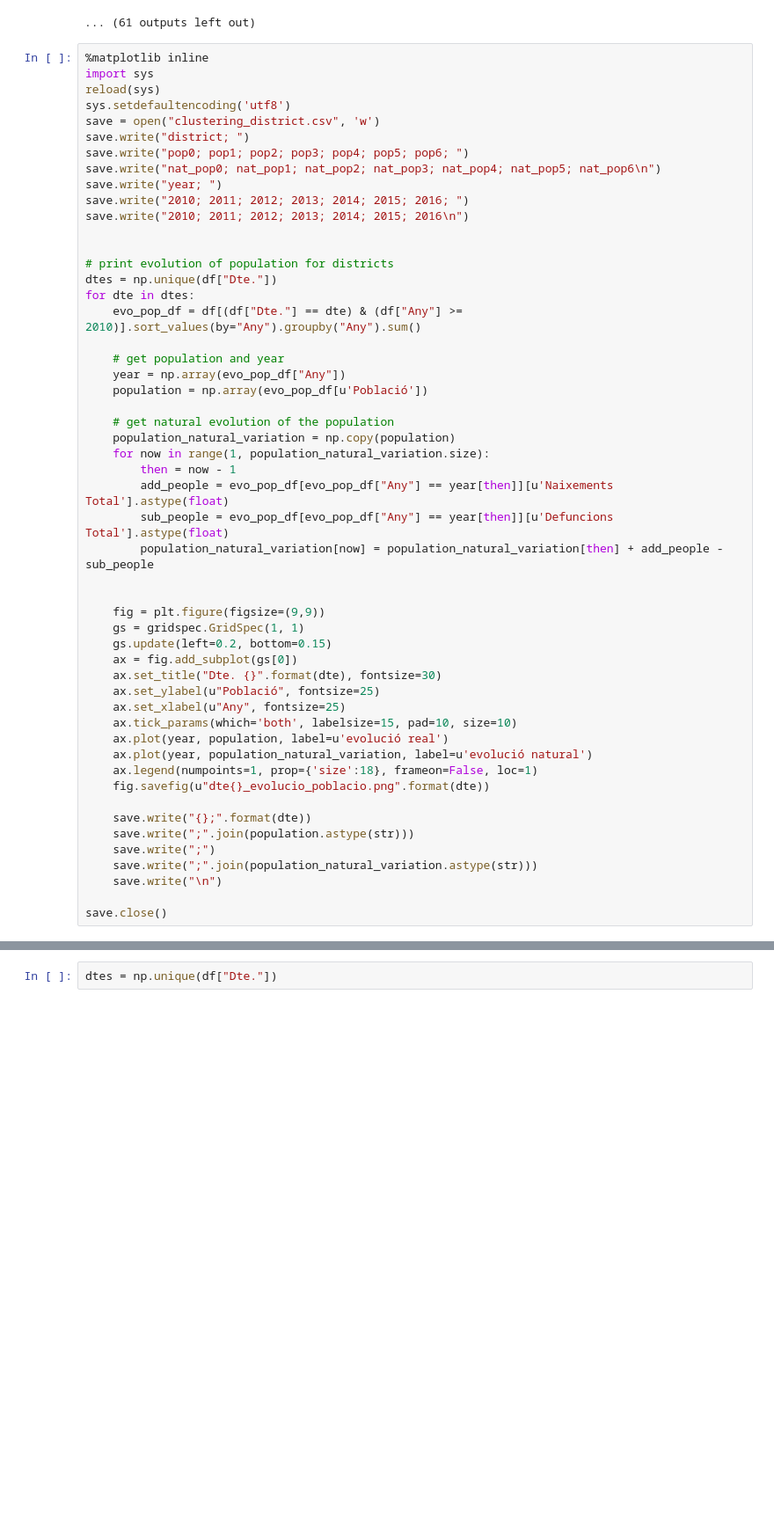
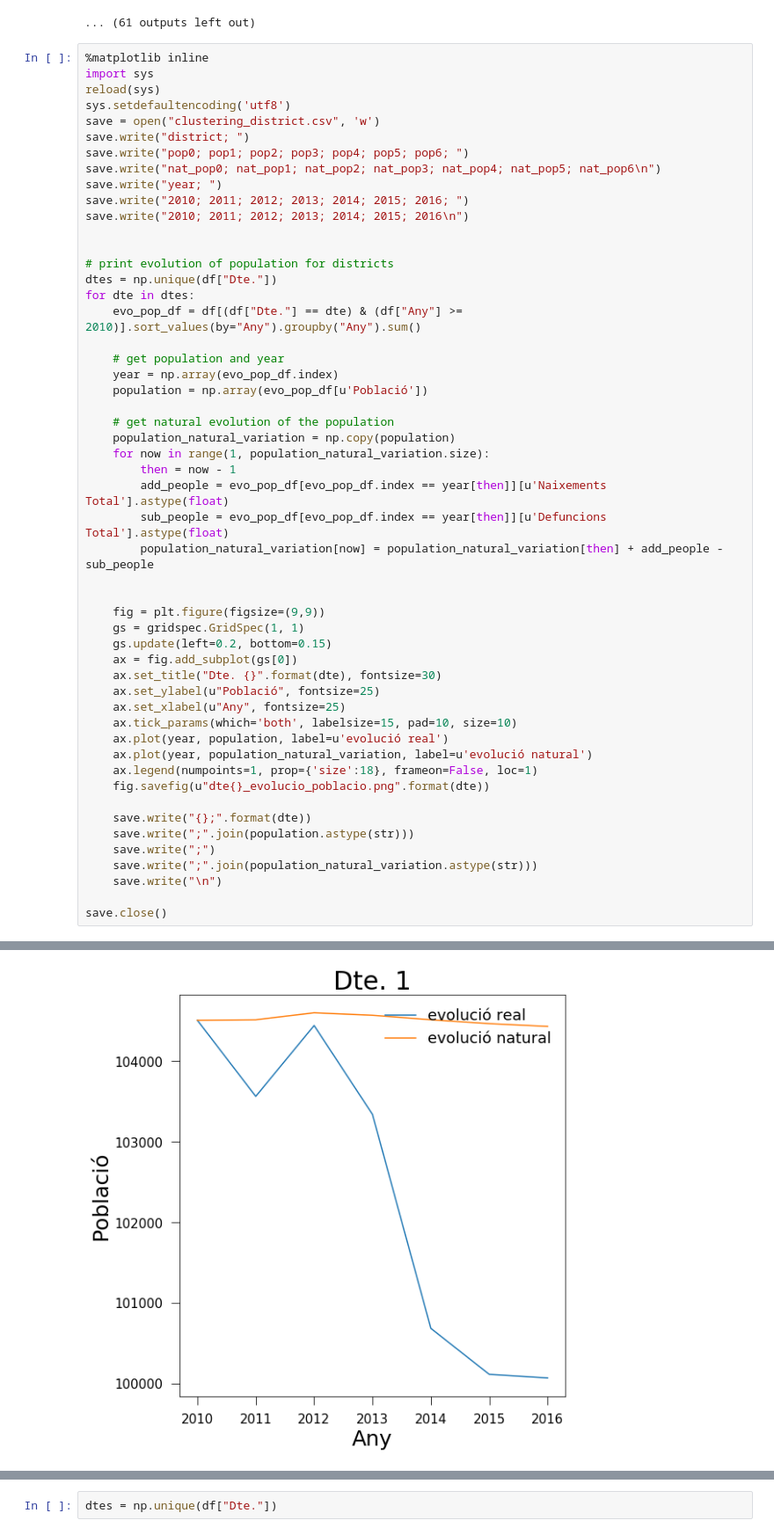
Before and after one commit to dsolanno/BarcelonaRentsStatus, a Jupyter notebook: gentrification/gentrification.ipynb, the cells around one changed output, grey strips where cells are left out. Shown at 88% size. Saved outputs shown, nothing was run; the diff lists cells and outputs as text; blank space fills up the shorter version.

```diff
--- a/gentrification/gentrification.ipynb
+++ b/gentrification/gentrification.ipynb
@@ -123,15 +123,15 @@ for dte in dtes:
     evo_pop_df = df[(df["Dte."] == dte) & (df["Any"] >= 2010)].sort_values(by="Any").groupby("Any").sum()
 
     # get population and year
-    year = np.array(evo_pop_df["Any"])
+    year = np.array(evo_pop_df.index)
     population = np.array(evo_pop_df[u'Població'])
 
     # get natural evolution of the population
     population_natural_variation = np.copy(population)
     for now in range(1, population_natural_variation.size):
         then = now - 1
-        add_people = evo_pop_df[evo_pop_df["Any"] == year[then]][u'Naixements Total'].astype(float)
-        sub_people = evo_pop_df[evo_pop_df["Any"] == year[then]][u'Defuncions Total'].astype(float)
+        add_people = evo_pop_df[evo_pop_df.index == year[then]][u'Naixements Total'].astype(float)
+        sub_people = evo_pop_df[evo_pop_df.index == year[then]][u'Defuncions Total'].astype(float)
         population_natural_variation[now] = population_natural_variation[then] + add_people - sub_people
 
 
@@ -159,0 +159 @@ KeyError: 'Any'
+[figure, added]
```
Also changed, not shown: parts of 3 cells of this notebook.
